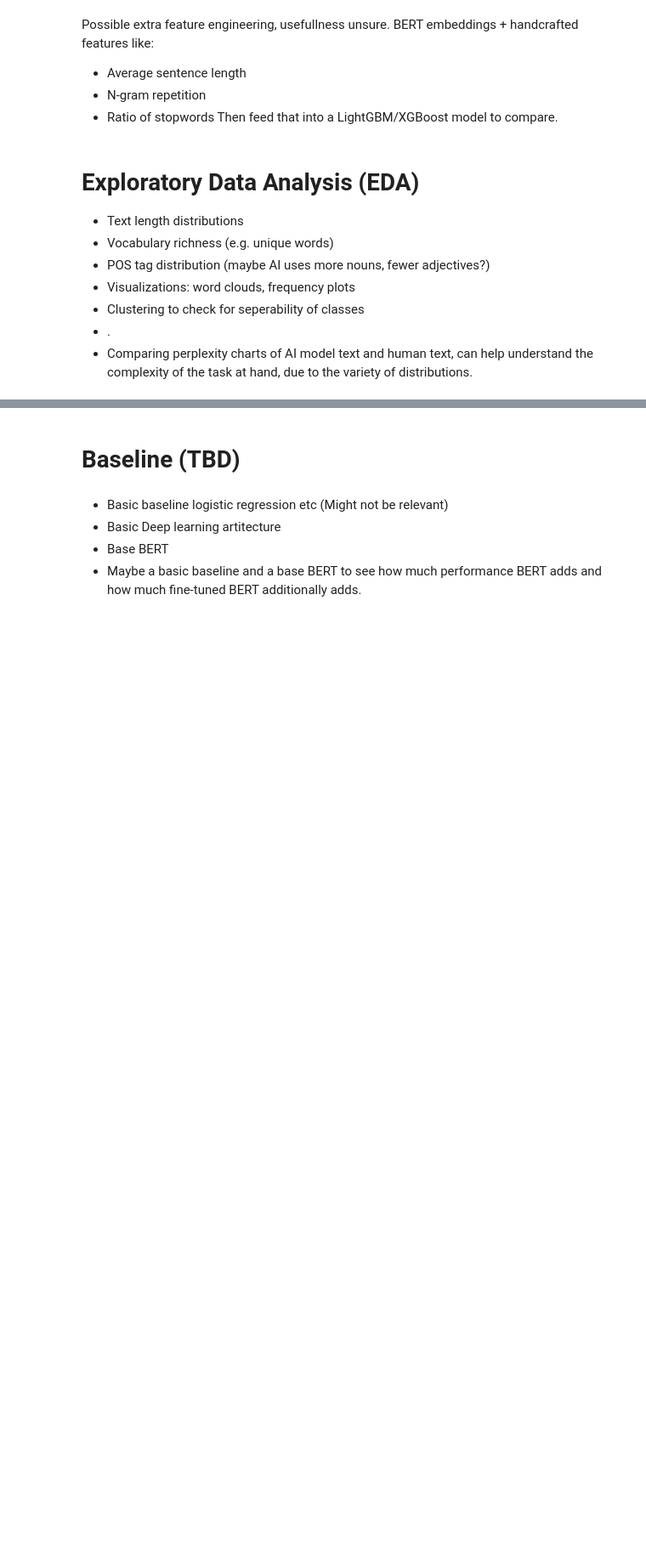
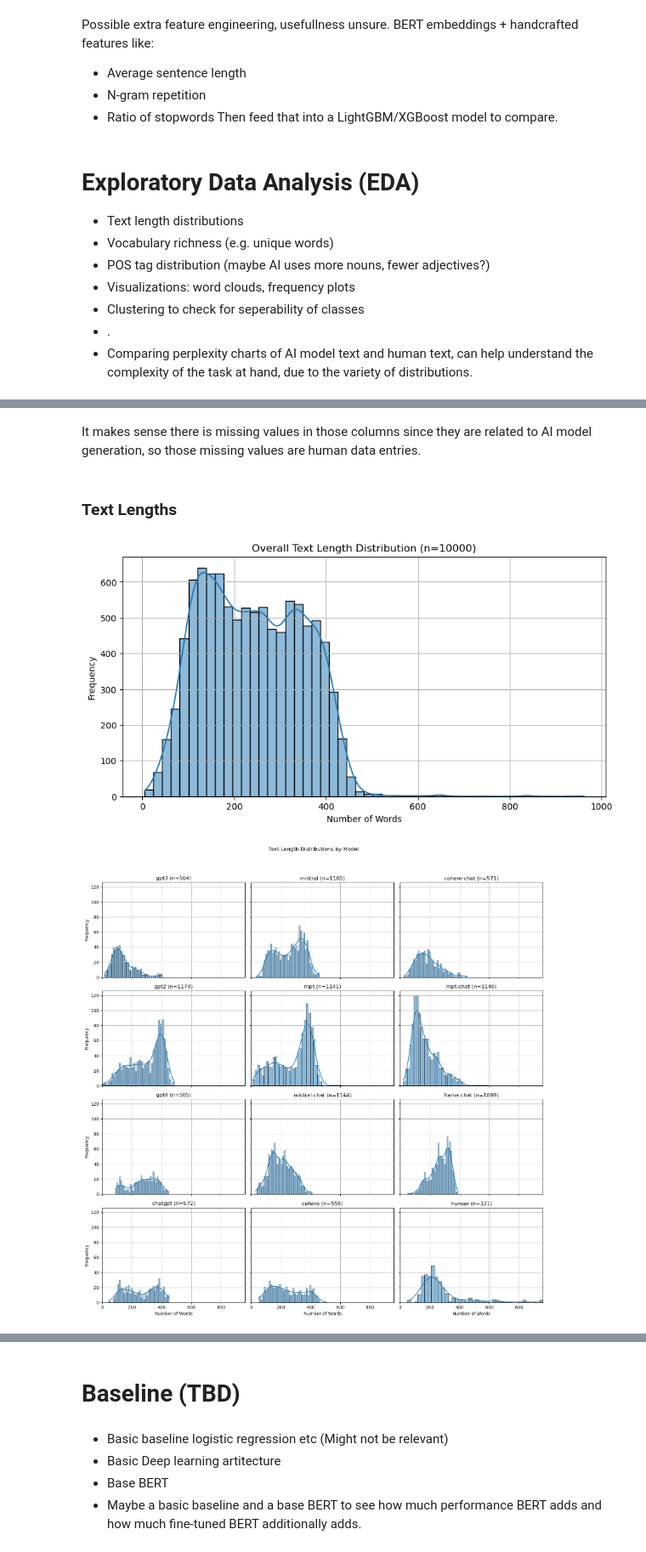
Before and after one commit to Yuzper/AML_MiniProject, a Jupyter notebook: AI Text Detection.ipynb, the cells around one changed output, grey strips where cells are left out. Shown at 85% size. Cells and saved outputs as stored; diff of their text form; code cells hidden in the pictures; blank space fills up the shorter version.

```diff
--- a/AI Text Detection.ipynb
+++ b/AI Text Detection.ipynb
@@ -94,7 +105,7 @@ https://huggingface.co/datasets/artem9k/ai-text-detection-pile
 # Takes a long time to load first time around...
 data_all = load_dataset("liamdugan/raid", "raid")
 train_data = data_all["train"]
-train_data_subset = train_data.select(range(1000))
+train_data_subset = train_data.shuffle(seed=RandomState).select(range(10000))
 # %%
 train_data_subset.features
 # %% [output]
@@ -123,7 +134,7 @@ def encode_label(dataset: Dict, label_map={"human": 0, "machine": 1}) -> Dict:
     return dataset
 
 # Tokenization function
-def tokenize_example(dataset: Dict, tokenizer) -> Dict:
+def tokenize(dataset: Dict, tokenizer) -> Dict:
     tokens = tokenizer(
         dataset["text"],
         padding="max_length",
@@ -145,7 +156,7 @@ def prepare_dataset_for_bert(dataset, tokenizer_name="bert-base-uncased"):
 
     # Tokenize
     tokenizer = AutoTokenizer.from_pretrained(tokenizer_name)
-    dataset = dataset.map(lambda x: tokenize_example(x, tokenizer), batched=False)
+    dataset = dataset.map(lambda x: tokenize(x, tokenizer), batched=False)
 
     # Set format for tf.data.Dataset
     dataset.set_format(type="tensorflow", columns=["input_ids", "attention_mask", "label"])
@@ -218,0 +238,11 @@ BERT embeddings + handcrafted features like:
+# %%
+df = train_data_subset.to_pandas()
+
+# Text Column Creation
+df['title'] = df['title'].fillna('')
+df['generation'] = df['generation'].fillna('')
+df['text'] = df['title'] + ' ' + df['generation']
+
+print("Shape:", df.shape)
+print(df[['model', 'domain']].value_counts().reset_index(name='count').head())
+print("\nMissing values:\n", df.isnull().sum())
@@ -218,0 +295,53 @@ BERT embeddings + handcrafted features like:
+# %% [markdown]
+It makes sense there is missing values in those columns since they are related to AI model generation, so those missing values are human data entries.
+# %% [markdown]
+### Text Lengths
+# %%
+import math
+import matplotlib.pyplot as plt
+import seaborn as sns
+
+# Calculate text lengths
+df['text_len_char'] = df['text'].apply(len)
+df['text_len_word'] = df['text'].apply(lambda x: len(x.split()))
+
+# === 1. Plot Overall Distribution ===
+plt.figure(figsize=(10, 5))
+sns.histplot(df['text_len_word'], bins=50, kde=True)
+plt.title(f'Overall Text Length Distribution (n={len(df)})')
+plt.xlabel('Number of Words')
+plt.ylabel('Frequency')
+plt.grid()
+plt.show()
+
+# subplot grid
+unique_models = df['model'].dropna().unique()
+n_models = len(unique_models)
+
+n_cols = 3
+n_rows = math.ceil(n_models / n_cols)
+fig, axes = plt.subplots(n_rows, n_cols, figsize=(5 * n_cols, 4 * n_rows), sharex=True, sharey=True)
+axes = axes.flatten()
+
+max_x = df['text_len_word'].max()
+
+for i, model in enumerate(unique_models):
+    model_data = df[df['model'] == model]['text_len_word']
+    ax = axes[i]
+    sns.histplot(model_data, bins=40, kde=True, ax=ax)
+    ax.set_title(f'{model} (n={len(model_data)})')
+    ax.set_xlabel('Number of Words')
+    ax.set_ylabel('Frequency')
+    ax.set_xlim(0, max_x)
+    ax.grid()
+
+# Hide unused subplots if any
+for j in range(i + 1, len(axes)):
+    fig.delaxes(axes[j])
+
+fig.suptitle('Text Length Distributions by Model', fontsize=12)
+plt.tight_layout(rect=[0, 0.03, 1, 0.95])
+plt.show()
+# %% [output]
+[figure, added]
+[figure, added]
```
Also changed, not shown: parts of 16 cells of this notebook.
